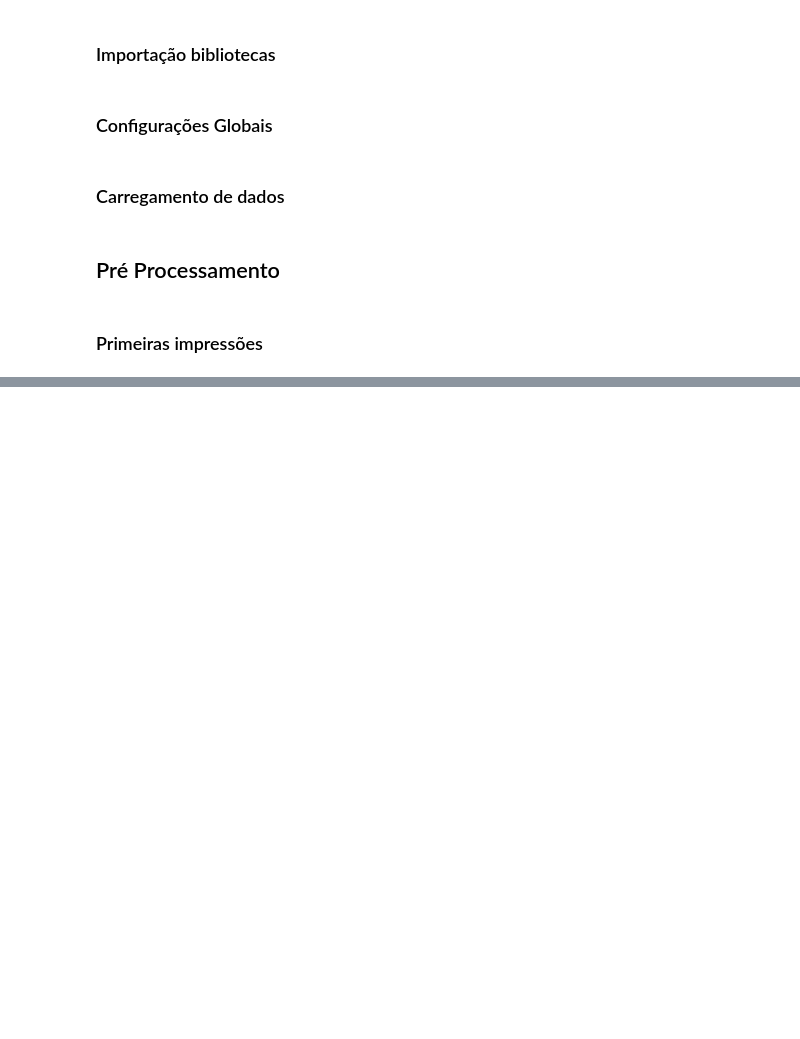
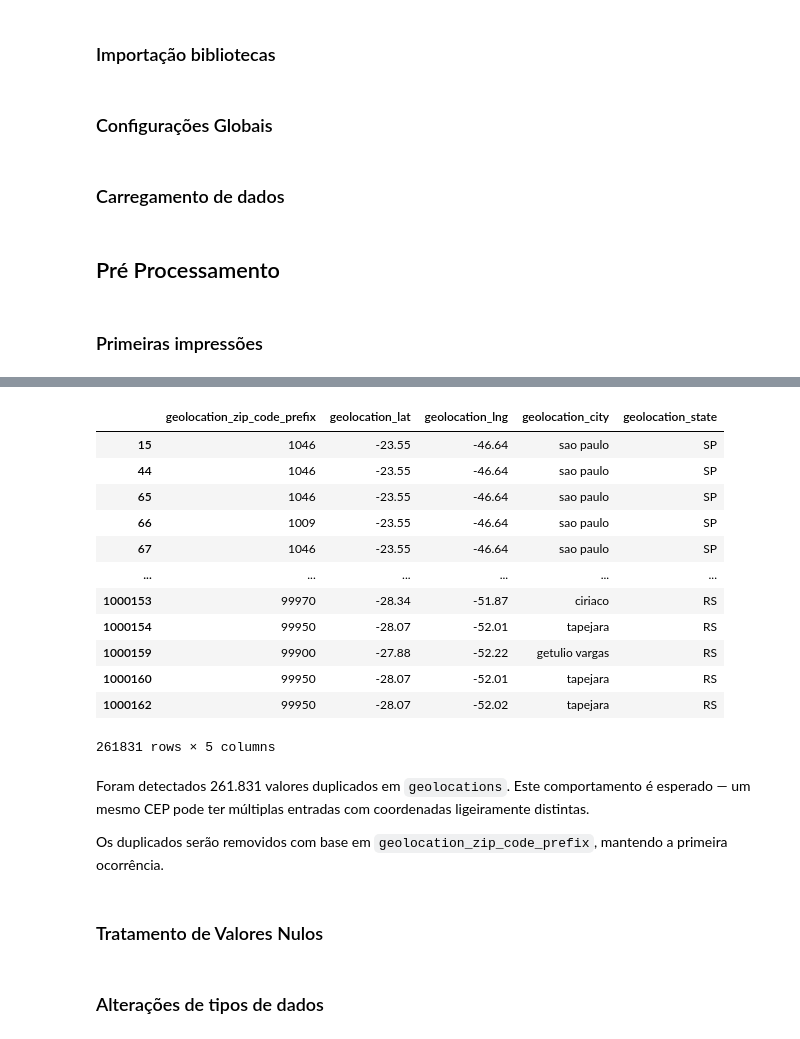
Before and after one commit to rodriguesbrian/olist_project, a Jupyter notebook: notebooks/analysis.ipynb, the cells around one changed output, grey strips where cells are left out. Saved outputs shown, nothing was run; the diff lists cells and outputs as text; code cells hidden in the pictures; blank space fills up the shorter version.

```diff
--- a/notebooks/analysis.ipynb
+++ b/notebooks/analysis.ipynb
@@ -88,0 +510,21 @@ product_category_raw = pd.read_csv('../data/raw/product_category_name_translatio
+# %%
+# visualização de registros duplicados
+geolocations_raw[geolocations_raw.duplicated()]
+# %% [output]
+|  | geolocation_zip_code_prefix | geolocation_lat | geolocation_lng | geolocation_city | geolocation_state |
+| 15 | 1046 | -23.55 | -46.64 | sao paulo | SP |
+| 44 | 1046 | -23.55 | -46.64 | sao paulo | SP |
+| 65 | 1046 | -23.55 | -46.64 | sao paulo | SP |
+| 66 | 1009 | -23.55 | -46.64 | sao paulo | SP |
+| 67 | 1046 | -23.55 | -46.64 | sao paulo | SP |
+| ... | ... | ... | ... | ... | ... |
+| 1000153 | 99970 | -28.34 | -51.87 | ciriaco | RS |
+| 1000154 | 99950 | -28.07 | -52.01 | tapejara | RS |
+| 1000159 | 99900 | -27.88 | -52.22 | getulio vargas | RS |
+| 1000160 | 99950 | -28.07 | -52.01 | tapejara | RS |
+| 1000162 | 99950 | -28.07 | -52.02 | tapejara | RS |
+261831 rows × 5 columns
+# %% [markdown]
+Foram detectados 261.831 valores duplicados em `geolocations`. Este comportamento é esperado — um mesmo CEP pode ter múltiplas entradas com coordenadas ligeiramente distintas.
+
+Os duplicados serão removidos com base em `geolocation_zip_code_prefix`, mantendo a primeira ocorrência.
@@ -88,0 +536,4 @@ product_category_raw = pd.read_csv('../data/raw/product_category_name_translatio
+# %% [markdown]
+### Tratamento de Valores Nulos
+# %% [markdown]
+### Alterações de tipos de dados
```
Also changed, not shown: parts of 41 cells of this notebook.
